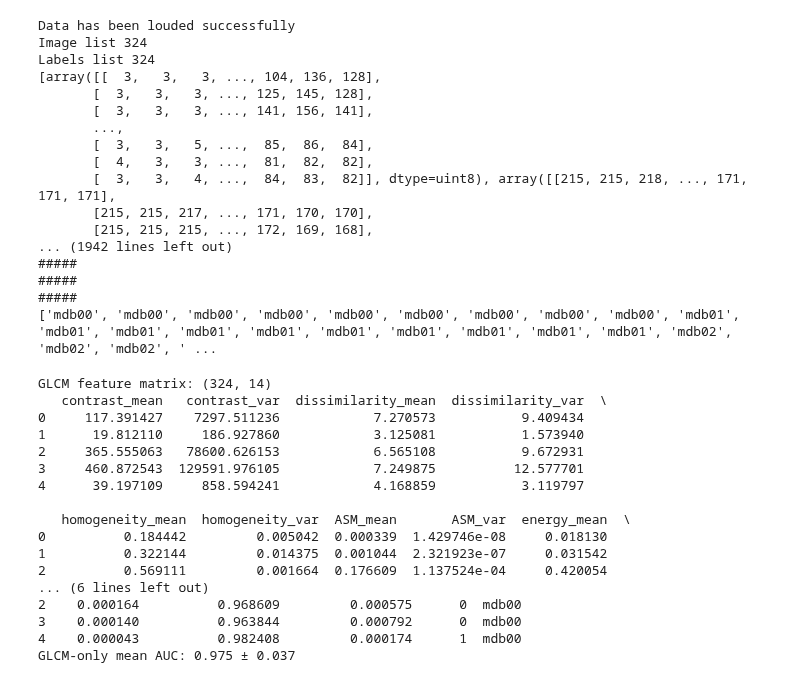
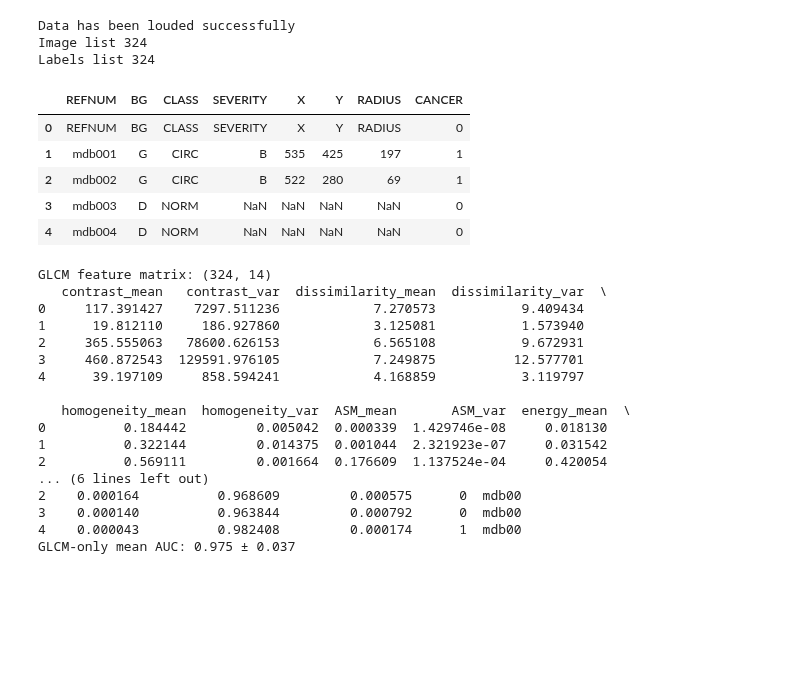
Before and after one commit to Ali-Alian/BCD, a Jupyter notebook: LBP.ipynb, the cells around one changed output. Cells and saved outputs as stored; diff of their text form; code cells hidden in the pictures; blank space fills up the shorter version.

```diff
--- a/LBP.ipynb
+++ b/LBP.ipynb
@@ -63,54 +63,47 @@ for filename in sorted(os.listdir(images_path)):
                 # Adjust for bottom-left origin: flip Y coordinate
                 x, y, radius = int(x), int(1024 - float(y)), int(radius)  # Y = 1024 - y for top-left origin
                 # Crop a square ROI around (x, y) with size 2*radius
                 roi = img_eq[max(0, y-radius):min(1024, y+radius), max(0, x-radius):min(1024, x+radius)]
                 # Ensure ROI is not empty; resize to a fixed size (e.g., 128x128) for consistency
                 if roi.size > 0:
                     roi = cv2.resize(roi, (256, 256), interpolation=cv2.INTER_AREA)
                 else:
                     roi = img_eq  # Fallback to full image if ROI is invalid
             else:
                 # For normal images or missing coordinates, use the entire image resized
                 roi = cv2.resize(img_eq, (256, 256), interpolation=cv2.INTER_AREA)
 
             all_images.append(roi)
             all_labels.append(labels)
             all_groups.append(ref_num[:-1])
 
 print("Data has been louded successfully")
 # plt.imshow(img_eq, cmap='gray')
 ## Print out the table from dataset
 print(f"Image list {len(all_images)}")
 print(f"Labels list {len(all_labels)}")
 df.head(5)
-print(all_images)
-for i in range(4):
-    print("#####")
 
-print(all_labels)
+# print(all_images)
+# for i in range(4):
+#     print("#####")
 
-for i in range(4):
-    print("#####")
+# print(all_labels)
 
-print(all_groups)
+# for i in range(4):
+#     print("#####")
+
+# print(all_groups)
 # %% [output]
 Data has been louded successfully
 Image list 324
 Labels list 324
-[array([[  3,   3,   3, ..., 104, 136, 128],
-       [  3,   3,   3, ..., 125, 145, 128],
-       [  3,   3,   3, ..., 141, 156, 141],
-       ...,
-       [  3,   3,   5, ...,  85,  86,  84],
-       [  4,   3,   3, ...,  81,  82,  82],
-       [  3,   3,   4, ...,  84,  83,  82]], dtype=uint8), array([[215, 215, 218, ..., 171, 171, 171],
-       [215, 215, 217, ..., 171, 170, 170],
-       [215, 215, 215, ..., 172, 169, 168],
-... (1942 lines left out)
-#####
-#####
-#####
-['mdb00', 'mdb00', 'mdb00', 'mdb00', 'mdb00', 'mdb00', 'mdb00', 'mdb00', 'mdb00', 'mdb01', 'mdb01', 'mdb01', 'mdb01', 'mdb01', 'mdb01', 'mdb01', 'mdb01', 'mdb01', 'mdb01', 'mdb02', 'mdb02', 'mdb02', ' ...
+|  | REFNUM | BG | CLASS | SEVERITY | X | Y | RADIUS | CANCER |
+| 0 | REFNUM | BG | CLASS | SEVERITY | X | Y | RADIUS | 0 |
+| 1 | mdb001 | G | CIRC | B | 535 | 425 | 197 | 1 |
+| 2 | mdb002 | G | CIRC | B | 522 | 280 | 69 | 1 |
+| 3 | mdb003 | D | NORM | NaN | NaN | NaN | NaN | 0 |
+| 4 | mdb004 | D | NORM | NaN | NaN | NaN | NaN | 0 |
 # %%
 # print(all_groups)
 # %%
```
